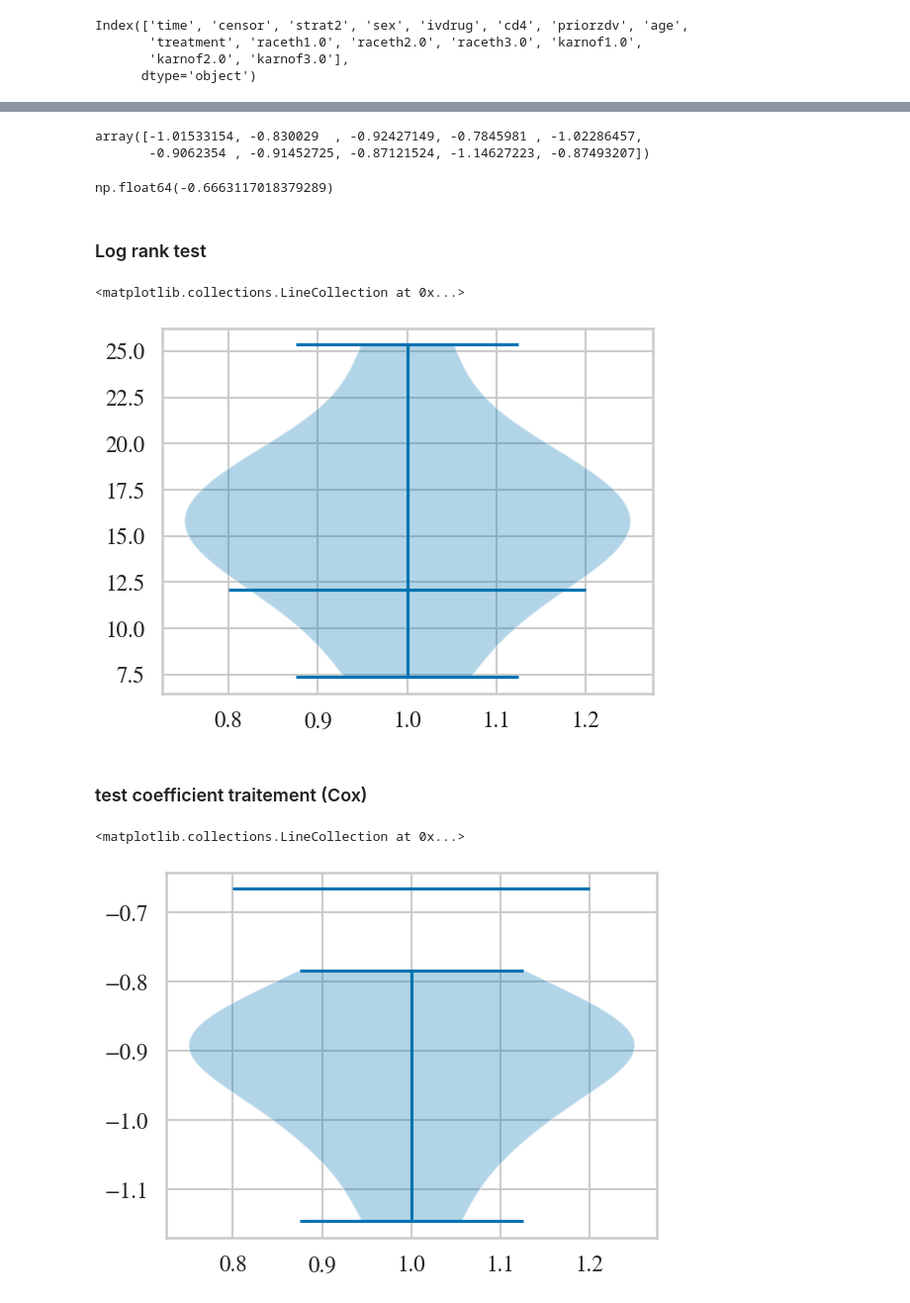
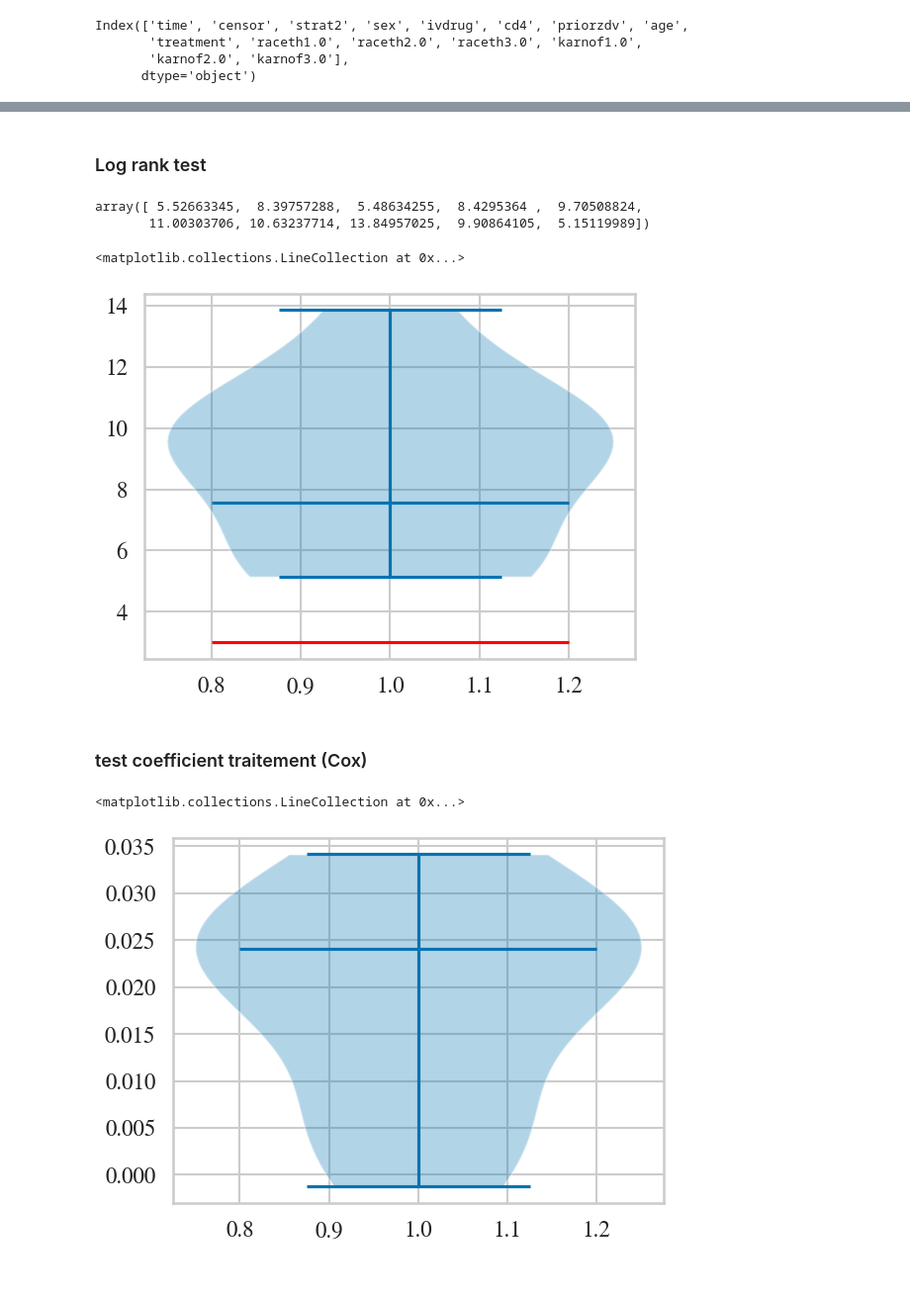
Before and after one commit to aguilloux/HI-VAE_Pytorch, a Jupyter notebook: tutorial_Aids_with_analysis_control.ipynb, the cells around one changed output, grey strips where cells are left out. Shown: that part at 99% size. Drawn from its saved outputs; the diff is of its cells as text; code cells hidden in the pictures.

Commit message:
changed plots and loglogistic added

```diff
--- a/tutorial_Aids_with_analysis_control.ipynb
+++ b/tutorial_Aids_with_analysis_control.ipynb
@@ -577,5 +582,5 @@ categorical_encode = ['strat2', 'sex', 'raceth', 'ivdrug', 'karnof','treatment']
 # %%
 df_transformed_all_oh = df_transformed_all.copy()
 for feat in categorical_encode:
-    df_transformed_all_oh = encode_and_bind(df_transformed_all_oh,feat)
+    df_transformed_all_oh = data_processing.encode_and_bind(df_transformed_all_oh,feat)
 # %%
@@ -585,15 +592,0 @@ df_transformed_all_oh.shape
-# %%
-X_initial = df_transformed_all_oh.to_numpy()[:,2:15]
-Y_initial = Surv.from_arrays(df_transformed_all_oh.to_numpy()[:,1]==1,df_transformed_all.to_numpy()[:,0])
-print(compare_survival(Y_initial,X_initial[:,-1]))
-for i in np.arange(n_generated_sample):
-    df_transformed_generated = pd.DataFrame(est_data_gen_transformed[i].numpy(), columns=aids_control_columns)
-    df_transformed_generated['treatment'] = 0
-    df_transformed_T_Cgen = pd.concat([df_transformed_treated, df_transformed_generated], ignore_index=True)
-    df_transformed_T_Cgen_oh = df_transformed_T_Cgen.copy()
-    for feat in categorical_encode:
-        df_transformed_T_Cgen_oh = encode_and_bind(df_transformed_T_Cgen_oh,feat)
-
-    X_T_Cgen = df_transformed_T_Cgen_oh.to_numpy()[:,2:15]
-    Y_T_Cgen = Surv.from_arrays(df_transformed_T_Cgen_oh.to_numpy()[:,1]==1,df_transformed_T_Cgen_oh.to_numpy()[:,0])
-    print(compare_survival(Y_T_Cgen,X_T_Cgen[:,-1]))
@@ -627,11 +608,11 @@ for i in np.arange(n_generated_sample):
     df_transformed_T_Cgen = pd.concat([df_transformed_treated, df_transformed_generated], ignore_index=True)
     df_transformed_T_Cgen_oh = df_transformed_T_Cgen.copy()
     for feat in categorical_encode:
-        df_transformed_T_Cgen_oh = encode_and_bind(df_transformed_T_Cgen_oh,feat)
+        df_transformed_T_Cgen_oh = data_processing.encode_and_bind(df_transformed_T_Cgen_oh,feat)
 
     X_T_Cgen = df_transformed_T_Cgen_oh.to_numpy()[:,2:15]
     Y_T_Cgen = Surv.from_arrays(df_transformed_T_Cgen_oh.to_numpy()[:,1]==1,df_transformed_T_Cgen_oh.to_numpy()[:,0])
-    coef_treat[i,0] = compare_survival(Y_T_Cgen,X_T_Cgen[:,0])[0]
+    coef_treat[i,0] = -np.log(compare_survival(Y_T_Cgen,X_T_Cgen[:,6])[1])
     cox_generated = CoxPHSurvivalAnalysis()
     cox_generated.fit(X_T_Cgen,Y_T_Cgen)
     coef_treat[i,1:] = cox_generated.coef_[:]
@@ -661,7 +642,7 @@ parts = ax.violinplot(coef_treat, showmeans=False, showmedians=True)
 # Add a mark at a specific position (e.g., a custom mean or outlier)
 x_positions = 1+np.arange(coef_treat.shape[1])  # X-axis positions of violins
 y_values = np.zeros(coef_treat.shape[1])
-y_values[0] = compare_survival(Y_initial,X_initial[:,-1])[0]
+y_values[0] = -np.log(compare_survival(Y_initial,X_initial[:,-1])[1])
 y_values[1:] = cox_initial.coef_[:]  # Custom Y values for the markers
 
 # Overlay scatter points as marks
@@ -682,25 +663,22 @@ plt.show()
-# %%
-coef_treat[:,7]
-# %% [output]
-array([-1.01533154, -0.830029  , -0.92427149, -0.7845981 , -1.02286457,
-       -0.9062354 , -0.91452725, -0.87121524, -1.14627223, -0.87493207])
-# %%
-y_values[7]
-# %% [output]
-np.float64(-0.6663117018379289)
 # %% [markdown]
 ### Log rank test
+# %%
+coef_treat[:,0]
+# %% [output]
+array([ 5.52663345,  8.39757288,  5.48634255,  8.4295364 ,  9.70508824,
+       11.00303706, 10.63237714, 13.84957025,  9.90864105,  5.15119989])
 # %%
 plt.violinplot(coef_treat[:,0])#,
 plt.hlines(y_values[0],0.8,1.2)
+plt.hlines(-np.log(0.05),0.8,1.2,color='red')
 # %% [output]
 <matplotlib.collections.LineCollection at 0x...>
-[figure, old version]
+[figure, new version]
 # %% [markdown]
 ### test coefficient traitement (Cox)
 # %%
-plt.violinplot(coef_treat[:,7])#,
-plt.hlines(y_values[7],0.8,1.2)
+plt.violinplot(coef_treat[:,6])#,
+plt.hlines(y_values[6],0.8,1.2)
 # %% [output]
 <matplotlib.collections.LineCollection at 0x...>
-[figure, old version]
+[figure, new version]
```
Also changed, not shown: parts of 21 cells of this notebook, 5 other files.
